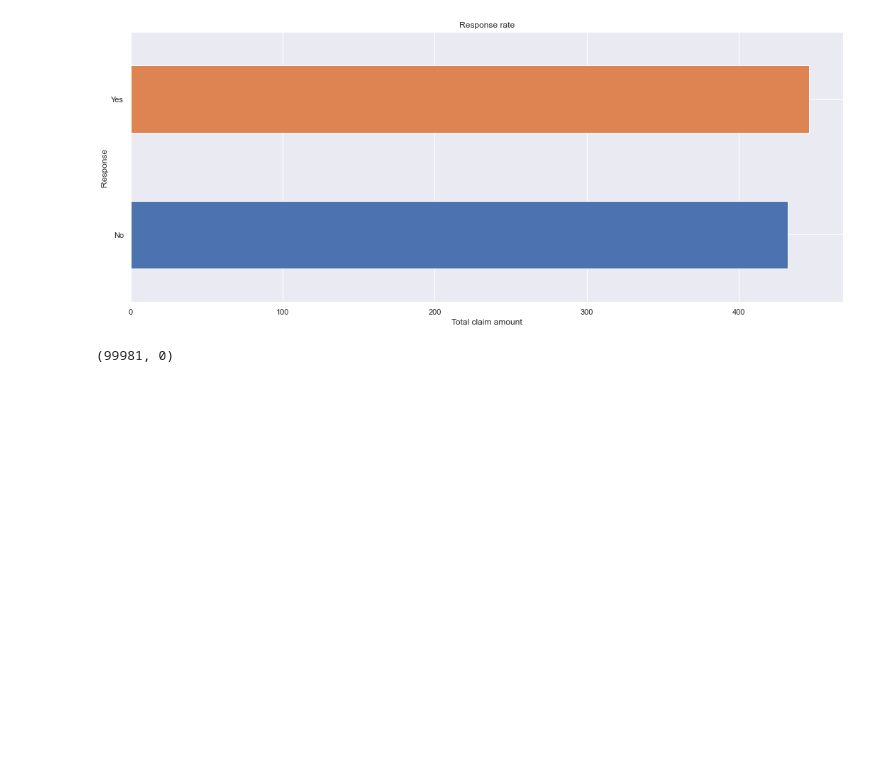
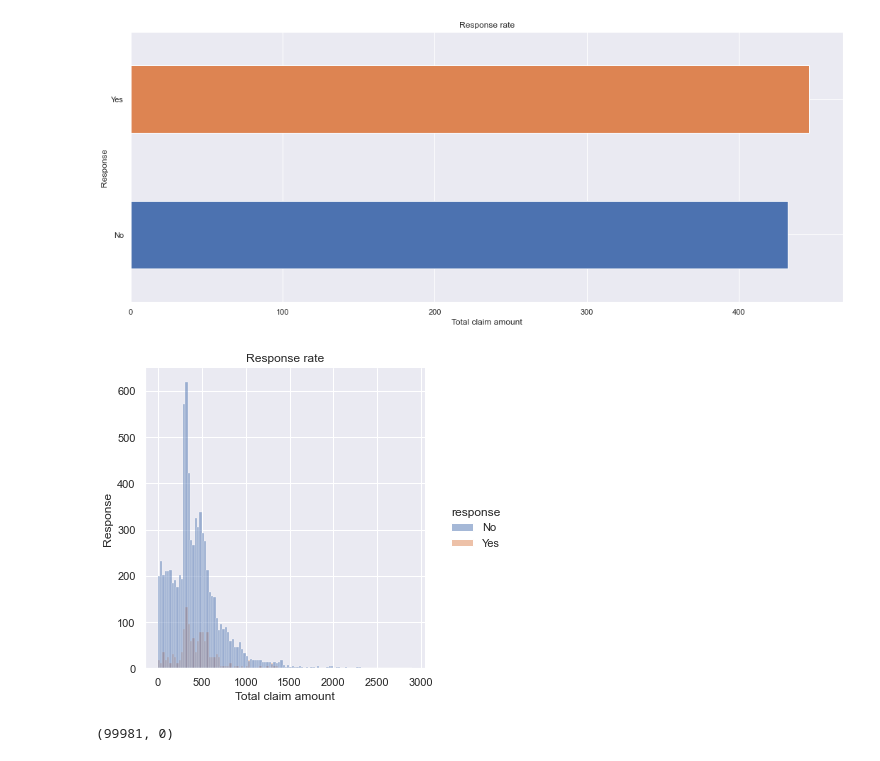
Before and after one commit to waxa2/lab-customer-analysis-round-2, a Jupyter notebook: files_for_lab/csv_files/Customer_anlalysis_round2_lab.ipynb, the cells around one changed output. Saved outputs shown, nothing was run; the diff lists cells and outputs as text; code cells hidden in the pictures; blank space fills up the shorter version.

```diff
--- a/files_for_lab/csv_files/Customer_anlalysis_round2_lab.ipynb
+++ b/files_for_lab/csv_files/Customer_anlalysis_round2_lab.ipynb
@@ -282,6 +283,15 @@ plt.show()
 # and for every "no" response.
 # %% [output]
 [figure]
+# %%
+# Now we are going to plot responses by total claim amount:
+sb.displot(data=df_cust, x="total_claim_amount", hue="response")
+plt.xlabel('Total claim amount')
+plt.ylabel('Response')
+plt.title('Response rate')
+plt.show()
+# %% [output]
+[figure, added]
 # %%
 # 6. Show a plot of the response rate by income
 df_cust['income'].max(), df_cust['income'].min() # to know the minimum and maximum incomes.
```
Also changed, not shown: parts of 27 cells of this notebook.
